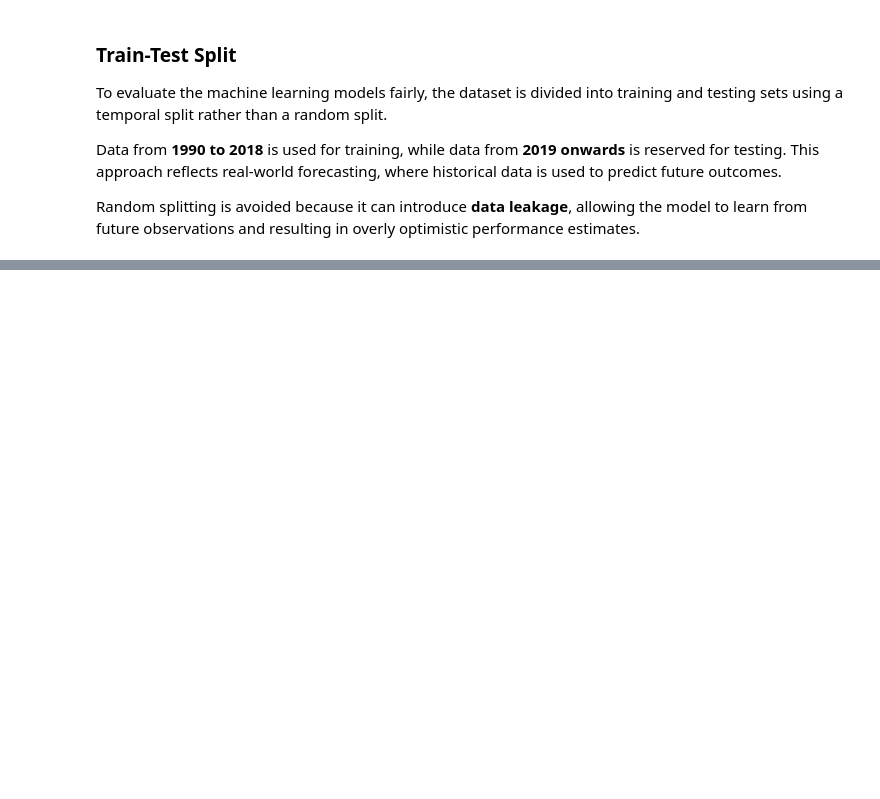
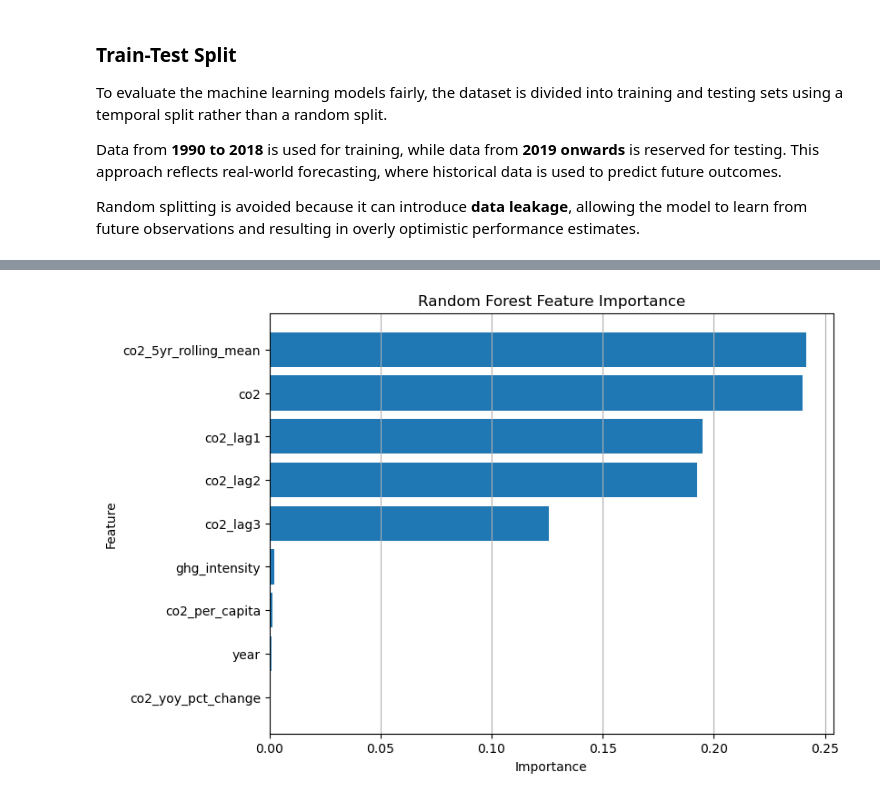
Before and after one commit to neeladrish/GHG-emission-analysis, a Jupyter notebook: WEEK_3_Baseline_ML_Model_Regression.ipynb, the cells around one changed output, grey strips where cells are left out. Saved outputs shown, nothing was run; the diff lists cells and outputs as text; code cells hidden in the pictures; blank space fills up the shorter version.

```diff
--- a/WEEK_3_Baseline_ML_Model_Regression.ipynb
+++ b/WEEK_3_Baseline_ML_Model_Regression.ipynb
@@ -16,0 +540,5 @@ Random splitting is avoided because it can introduce **data leakage**, allowing
+# %%
+rf_model = RandomForestRegressor(
+    n_estimators=100,
+    random_state=42
+)
@@ -16,0 +551,5 @@ Random splitting is avoided because it can introduce **data leakage**, allowing
+# %%
+rf_model.fit(
+    X_train,
+    y_train
+)
@@ -16,0 +634,12 @@ Random splitting is avoided because it can introduce **data leakage**, allowing
+# %%
+feature_importance = pd.DataFrame({
+    "Feature": features,
+    "Importance": rf_model.feature_importances_
+})
+
+feature_importance = feature_importance.sort_values(
+    by="Importance",
+    ascending=True
+)
+
+feature_importance
@@ -16,0 +657,19 @@ Random splitting is avoided because it can introduce **data leakage**, allowing
+# %%
+plt.figure(figsize=(8,6))
+
+plt.barh(
+    feature_importance["Feature"],
+    feature_importance["Importance"]
+)
+
+plt.title("Random Forest Feature Importance")
+
+plt.xlabel("Importance")
+
+plt.ylabel("Feature")
+
+plt.grid(axis="x")
+
+plt.show()
+# %% [output]
+[figure, added]
```
Also changed, not shown: parts of 59 cells of this notebook, 1 other file.
